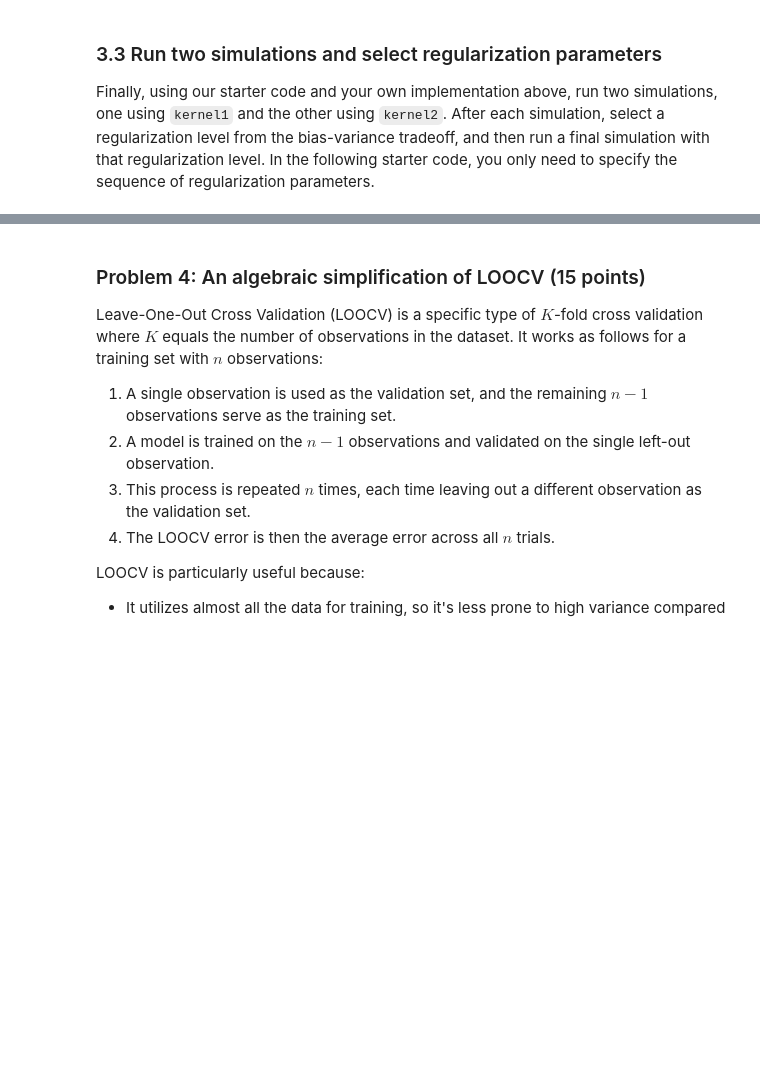
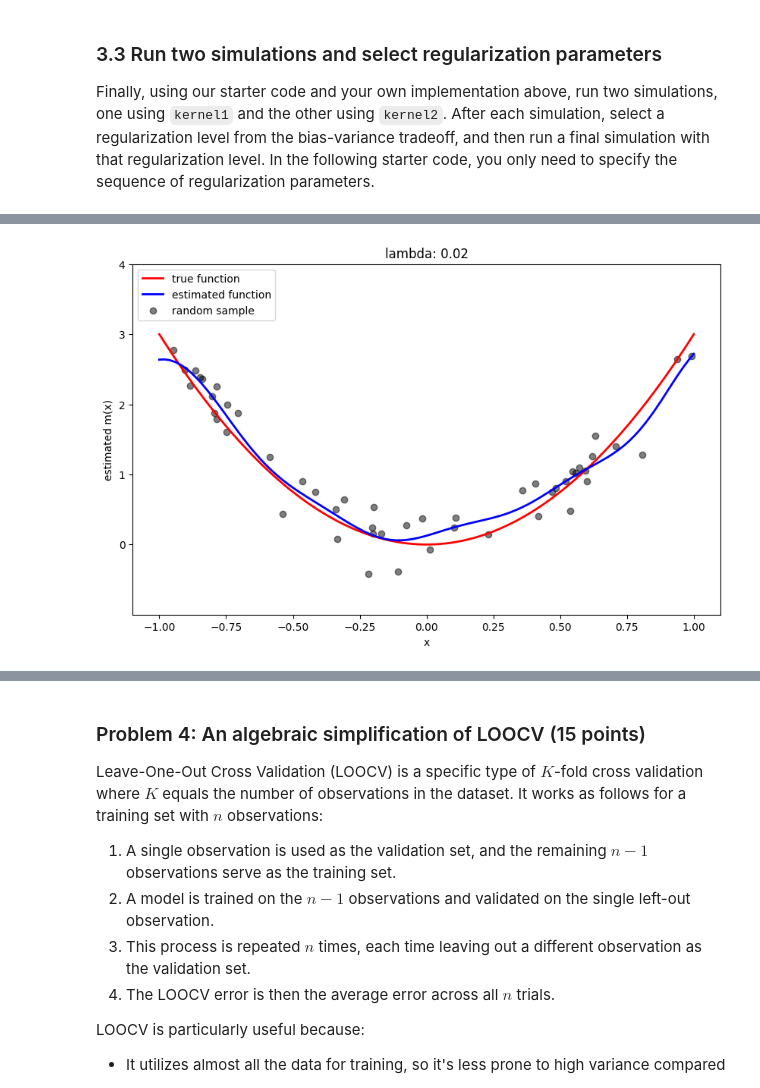
Before and after one commit to ml3267/s-ds3650, a Jupyter notebook: assignments/assn1/assn1.ipynb, the cells around one changed output, grey strips where cells are left out. Drawn from its saved outputs; the diff is of its cells as text; code cells hidden in the pictures; blank space fills up the shorter version.

```diff
--- a/assignments/assn1/assn1.ipynb
+++ b/assignments/assn1/assn1.ipynb
@@ -321,4 +336,6 @@ SyntaxError: invalid syntax (ipython-input-2354147400.py, line 1)
 # %%
-lambda_hat = # set the optimal lambda
+lambda_hat = 0.02 # set the optimal lambda
 run_simulation(kernel1, [lambda_hat], show_bias_variance=False)
+# %% [output]
+[figure, added]
 # %%
```
Also changed, not shown: parts of 5 cells of this notebook.
